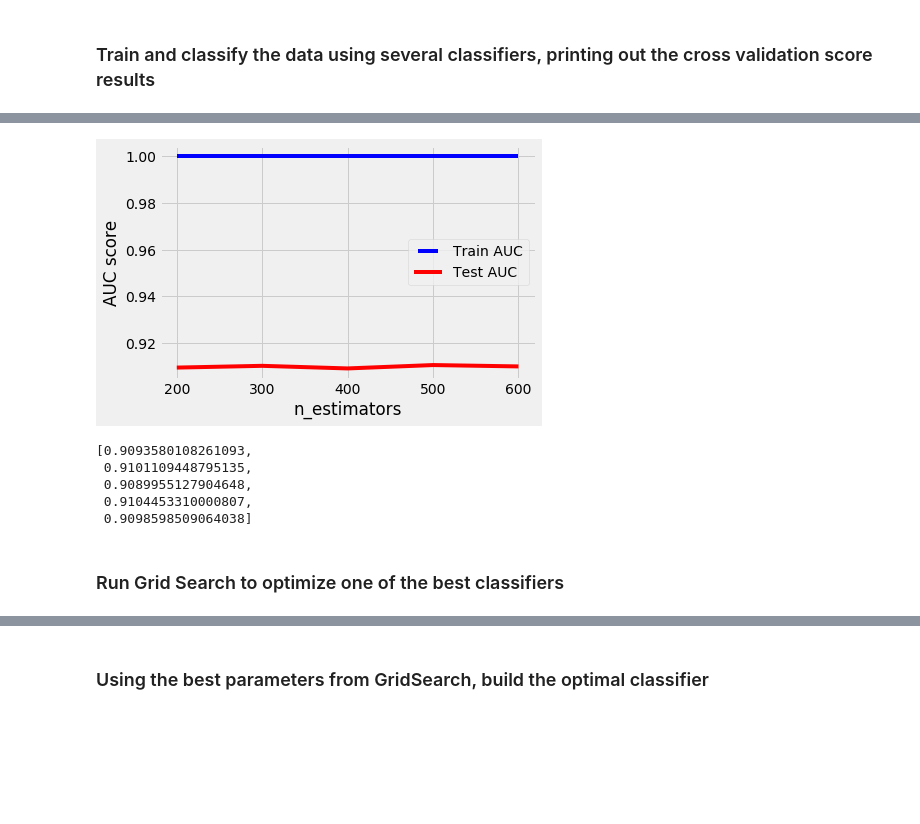
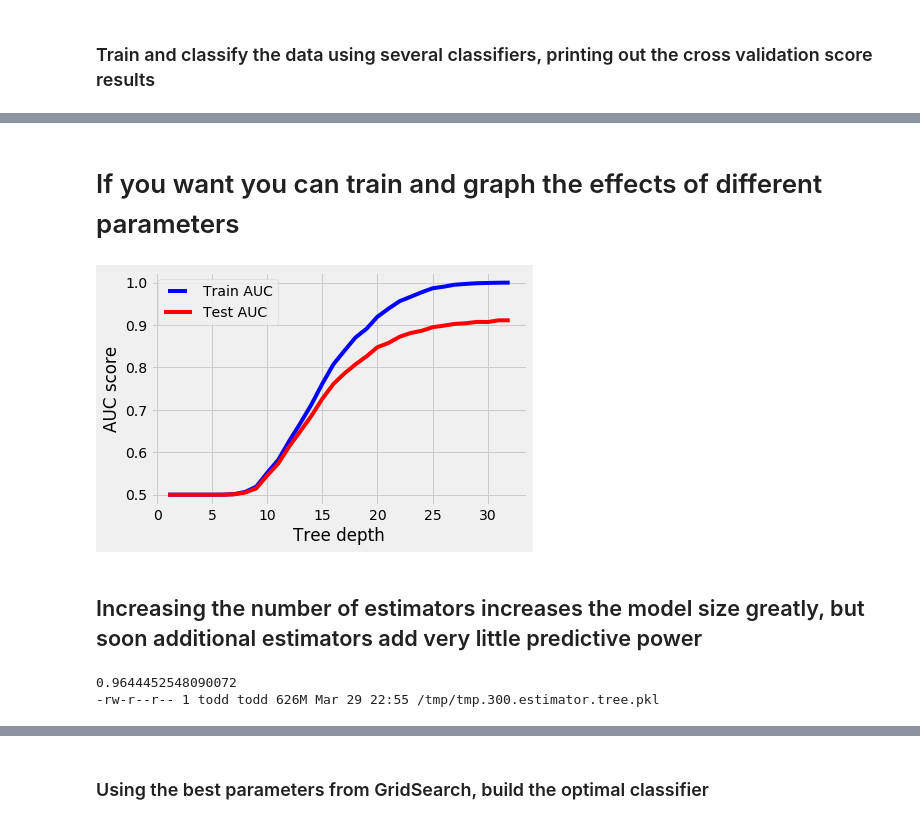
Before and after one commit to todd-cook/ML-You-Can-Use, a Jupyter notebook: detecting_loanwords/loanwords_problems_solutions.ipynb, the cells around one changed output, grey strips where cells are left out. Drawn from its saved outputs; the diff is of its cells as text; code cells hidden in the pictures; blank space fills up the shorter version.

```diff
--- a/detecting_loanwords/loanwords_problems_solutions.ipynb
+++ b/detecting_loanwords/loanwords_problems_solutions.ipynb
@@ -429,0 +459,4 @@ X shape: (219377, 24)
+# %%
+from sklearn.model_selection import train_test_split
+X_train, X_test, y_train, y_test = train_test_split(all_X, all_y, test_size=0.30)
+X_test, X_validation, y_test, y_validation =train_test_split(X_test, y_test, test_size=0.5)
@@ -461,14 +517,14 @@ KeyboardInterrupt:
-# %%
-from sklearn.model_selection import train_test_split
-x_train, x_test, y_train, y_test = train_test_split(all_X, all_y, test_size=0.30)
-x_test, x_validation, y_test, v =train_test_split(x_test, y_test, test_size=0.5)
 # %%
-from sklearn.ensemble import RandomForestClassifier
-rf = RandomForestClassifier(bootstrap=True, class_weight=None, criterion='gini',
+rf = RandomForestClassifier(n_estimators=300,
+    bootstrap=True, class_weight=None, criterion='gini',
  max_depth=None, max_features='auto', max_leaf_nodes=None,
  min_impurity_decrease=1e-07, min_samples_leaf=1,
  min_samples_split=2, min_weight_fraction_leaf=0.0,
- n_estimators=300, n_jobs=-1, oob_score=False, random_state=None,
+ n_jobs=-1, oob_score=True, random_state=None,
  verbose=0, warm_start=False)
-rf.fit(x_train, y_train)
-y_pred = rf.predict(x_test)
+rf.fit(X_train, y_train)
+y_pred = rf.predict(X_test)
+print(f"oob score: {rf.oob_score_:.4f} x_test score {rf.score(X_test, y_test):.4f} validation score {rf.score(X_validation, y_validation):.4f}")
+# 100
+# 300 estimators
+# oob: 0.9547221661467932, x_test 0.9544777706870878 0.9559972042422585 roc_auc 0.8880479620121011
@@ -496,5 +550,0 @@ WARNING:matplotlib.legend:No handles with labels found to put in legend.
-# %%
-y_vpred = rf.predict(x_validation)
-false_positive_rate, true_positive_rate, thresholds = roc_curve(y_validation, y_vpred)
-roc_auc = auc(false_positive_rate, true_positive_rate)
-roc_auc
@@ -516,32 +564,26 @@ array([0.95865621, 0.95744826, 0.95653561, 0.95708262, 0.95626211])
+# %% [markdown]
+# If you want you can train and graph the effects of different parameters
 # %%
-n_estimators = [ 200, 300, 400, 500, 600]
+max_depths = np.linspace(1, 32, 32)
 train_results = []
 test_results = []
-for estimator in n_estimators:
-   rf = RandomForestClassifier(n_estimators=estimator, n_jobs=-1,  criterion='entropy', max_features=0.3)
-   rf.fit(x_train, y_train)
-   train_pred = rf.predict(x_train)
+for max_depth in max_depths:
+   rf = RandomForestClassifier(max_depth=max_depth, n_estimators=300,  n_jobs=-1)
+   rf.fit(X_train, y_train)
+   train_pred = rf.predict(X_train)
    false_positive_rate, true_positive_rate, thresholds = roc_curve(y_train, train_pred)
    roc_auc = auc(false_positive_rate, true_positive_rate)
    train_results.append(roc_auc)
-   y_pred = rf.predict(x_test)
+   y_pred = rf.predict(X_test)
    false_positive_rate, true_positive_rate, thresholds = roc_curve(y_test, y_pred)
    roc_auc = auc(false_positive_rate, true_positive_rate)
    test_results.append(roc_auc)
 from matplotlib.legend_handler import HandlerLine2D
-line1, = plt.plot(n_estimators, train_results, 'b', label='Train AUC')
-line2, = plt.plot(n_estimators, test_results, 'r', label='Test AUC')
+line1, = plt.plot(max_depths, train_results, 'b', label="Train AUC")
+line2, = plt.plot(max_depths, test_results, 'r', label="Test AUC")
 plt.legend(handler_map={line1: HandlerLine2D(numpoints=2)})
 plt.ylabel('AUC score')
-plt.xlabel('n_estimators')
+plt.xlabel('Tree depth')
 plt.show()
 # %% [output]
-[figure, old version]
+[figure, new version]
-# %%
-test_results
-# %% [output]
-[0.9093580108261093,
- 0.9101109448795135,
- 0.9089955127904648,
- 0.9104453310000807,
- 0.9098598509064038]
@@ -570,2 +590,11 @@ plt.show()
-# %% [markdown]
-### Run Grid Search to optimize one of the best classifiers
+# %% [markdown]
+## Increasing the number of estimators increases the model size greatly, but soon additional estimators add very little predictive power
+# %%
+rf = RandomForestClassifier(n_estimators=300, n_jobs=-1, random_state=12)
+rf.fit(X_train, y_train)
+print(rf.score(X_test, y_test))
+dump(rf, '/tmp/tmp.300.estimator.tree.pkl')
+! ls -lh /tmp/tmp*
+# %% [output]
+0.9644452548090072
+-rw-r--r-- 1 todd todd 626M Mar 29 22:55 /tmp/tmp.300.estimator.tree.pkl
```
Also changed, not shown: parts of 52 cells of this notebook, 4 other files.
